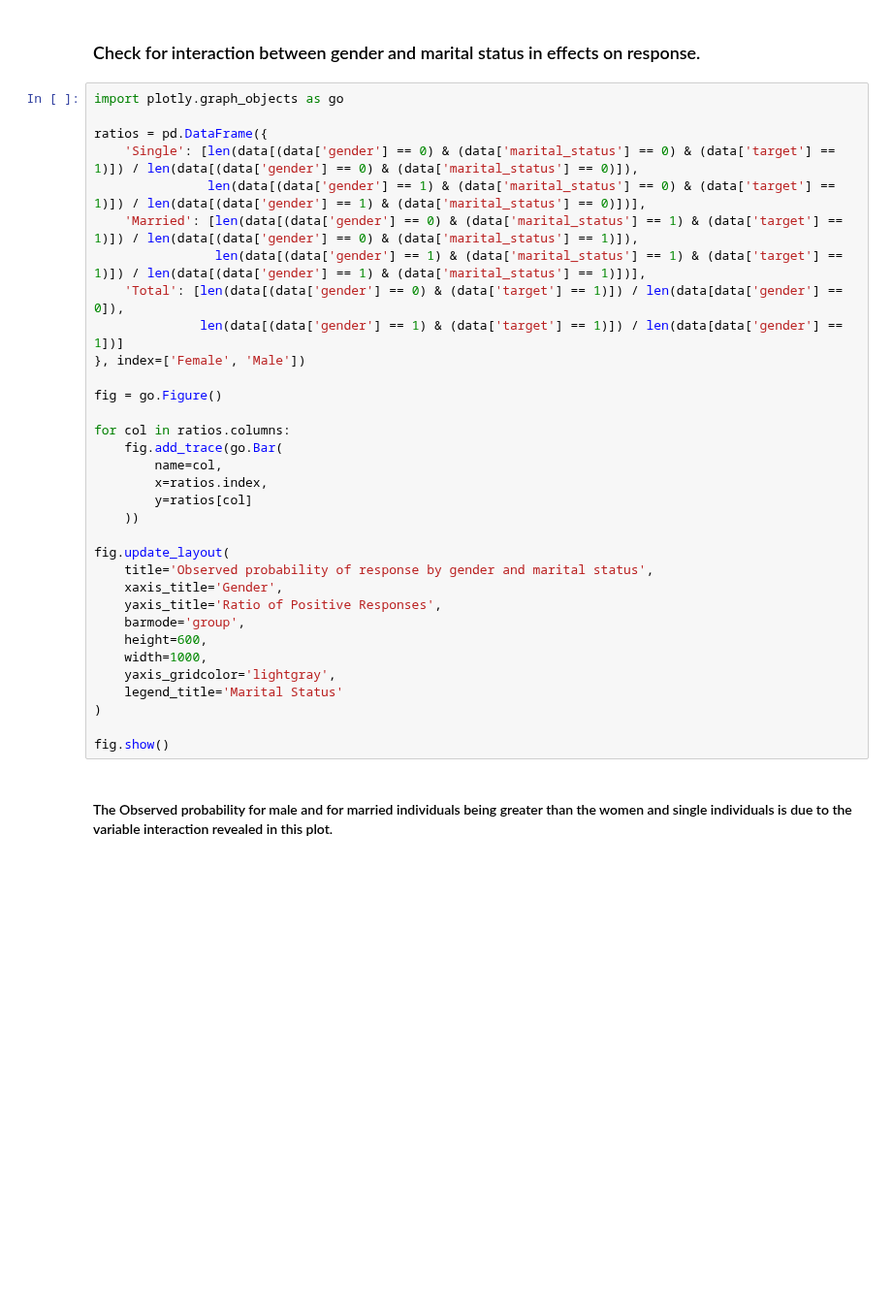
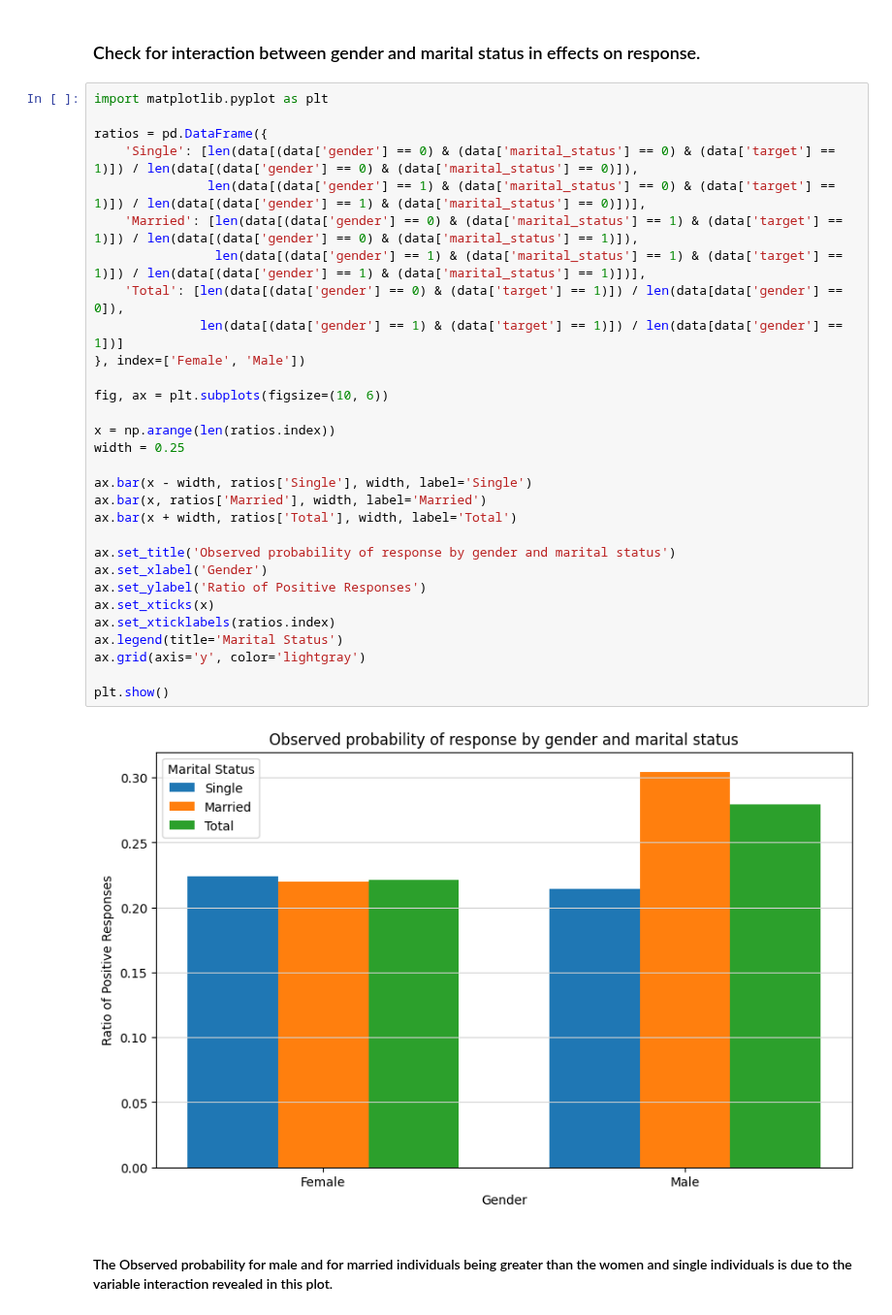
Before and after one commit to Jacob-J-Richards/DS_DA_Projects, a Jupyter notebook: 2-Marketing_Prediction/Main.ipynb, the cells around one changed output. Shown at 97% size. Saved outputs shown, nothing was run; the diff lists cells and outputs as text; blank space fills up the shorter version.

```diff
--- a/2-Marketing_Prediction/Main.ipynb
+++ b/2-Marketing_Prediction/Main.ipynb
@@ -178,38 +177,37 @@ plot_ratio_by_category(data, 'marital_status', ['Single', 'Married'])
 # %% [markdown]
 ### Check for interaction between gender and marital status in effects on response.
 # %%
-import plotly.graph_objects as go
+import matplotlib.pyplot as plt
 
 ratios = pd.DataFrame({
     'Single': [len(data[(data['gender'] == 0) & (data['marital_status'] == 0) & (data['target'] == 1)]) / len(data[(data['gender'] == 0) & (data['marital_status'] == 0)]),
                len(data[(data['gender'] == 1) & (data['marital_status'] == 0) & (data['target'] == 1)]) / len(data[(data['gender'] == 1) & (data['marital_status'] == 0)])],
     'Married': [len(data[(data['gender'] == 0) & (data['marital_status'] == 1) & (data['target'] == 1)]) / len(data[(data['gender'] == 0) & (data['marital_status'] == 1)]),
                 len(data[(data['gender'] == 1) & (data['marital_status'] == 1) & (data['target'] == 1)]) / len(data[(data['gender'] == 1) & (data['marital_status'] == 1)])],
     'Total': [len(data[(data['gender'] == 0) & (data['target'] == 1)]) / len(data[data['gender'] == 0]),
               len(data[(data['gender'] == 1) & (data['target'] == 1)]) / len(data[data['gender'] == 1])]
 }, index=['Female', 'Male'])
 
-fig = go.Figure()
+fig, ax = plt.subplots(figsize=(10, 6))
 
-for col in ratios.columns:
-    fig.add_trace(go.Bar(
-        name=col,
-        x=ratios.index,
-        y=ratios[col]
-    ))
+x = np.arange(len(ratios.index))
+width = 0.25
 
-fig.update_layout(
-    title='Observed probability of response by gender and marital status',
-    xaxis_title='Gender',
-    yaxis_title='Ratio of Positive Responses',
-    barmode='group',
-    height=600,
-    width=1000,
-    yaxis_gridcolor='lightgray',
-    legend_title='Marital Status'
-)
+ax.bar(x - width, ratios['Single'], width, label='Single')
+ax.bar(x, ratios['Married'], width, label='Married')
+ax.bar(x + width, ratios['Total'], width, label='Total')
 
-fig.show()
+ax.set_title('Observed probability of response by gender and marital status')
+ax.set_xlabel('Gender')
+ax.set_ylabel('Ratio of Positive Responses')
+ax.set_xticks(x)
+ax.set_xticklabels(ratios.index)
+ax.legend(title='Marital Status')
+ax.grid(axis='y', color='lightgray')
+
+plt.show()
+# %% [output]
+[figure, added]
 # %% [markdown]
 #### The Observed probability for male and for married individuals being greater than the women and single individuals is due to the variable interaction revealed in this plot.
 # %% [markdown]
```
Also changed, not shown: parts of 3 cells of this notebook, 4 other files.
